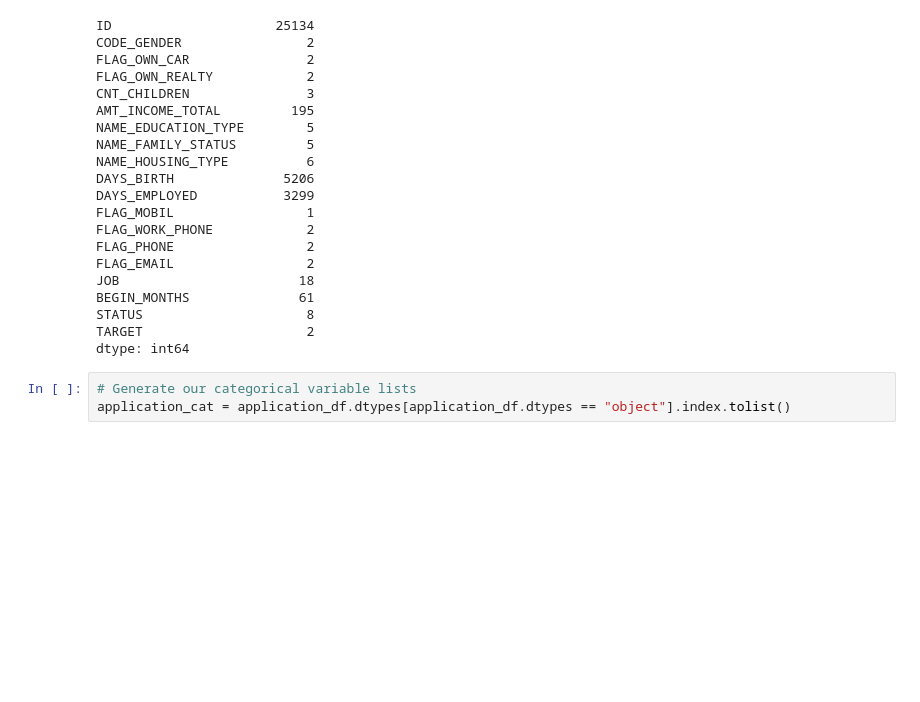
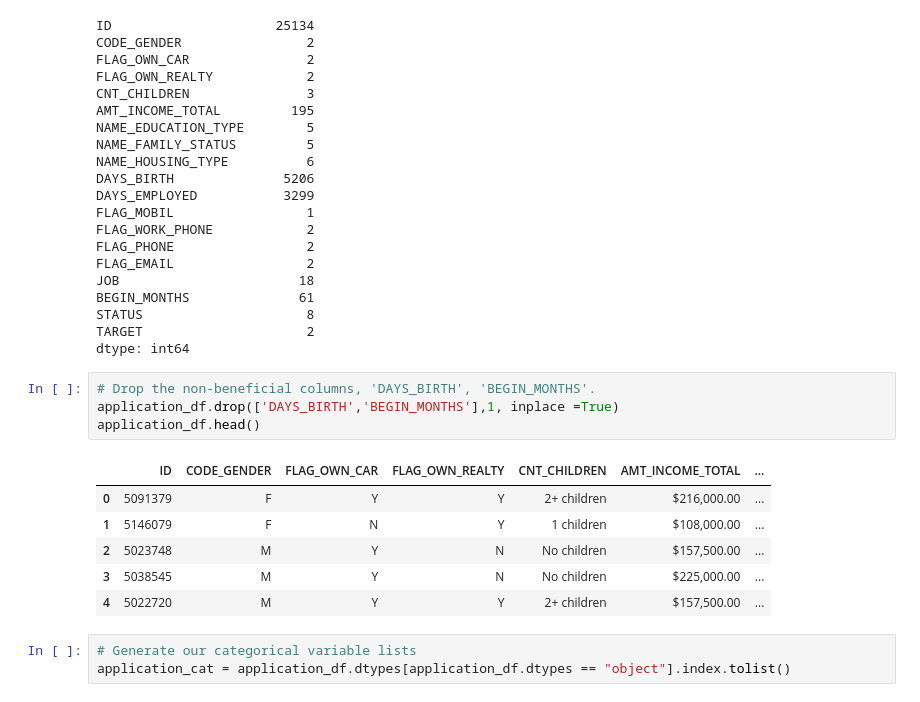
Before and after one commit to pato7mx/Credit-Card-Risk-Analysis-Machine-Learning, a Jupyter notebook: Machine Learning Related/Machine_Learning.ipynb, the cells around one changed output. Cells and saved outputs as stored; diff of their text form; blank space fills up the shorter version.

```diff
--- a/Machine Learning Related/Machine_Learning.ipynb
+++ b/Machine Learning Related/Machine_Learning.ipynb
@@ -87,6 +111,17 @@ BEGIN_MONTHS              61
 STATUS                     8
 TARGET                     2
 dtype: int64
+# %%
+# Drop the non-beneficial columns, 'DAYS_BIRTH', 'BEGIN_MONTHS'.
+application_df.drop(['DAYS_BIRTH','BEGIN_MONTHS'],1, inplace =True)
+application_df.head()
+# %% [output]
+|  | ID | CODE_GENDER | FLAG_OWN_CAR | FLAG_OWN_REALTY | CNT_CHILDREN | AMT_INCOME_TOTAL | ... |
+| 0 | 5091379 | F | Y | Y | 2+ children | $216,000.00 | ... |
+| 1 | 5146079 | F | N | Y | 1 children | $108,000.00 | ... |
+| 2 | 5023748 | M | Y | N | No children | $157,500.00 | ... |
+| 3 | 5038545 | M | Y | N | No children | $225,000.00 | ... |
+| 4 | 5022720 | M | Y | Y | 2+ children | $157,500.00 | ... |
 # %%
 # Generate our categorical variable lists
 application_cat = application_df.dtypes[application_df.dtypes == "object"].index.tolist()
```
Also changed, not shown: parts of 11 cells of this notebook.
